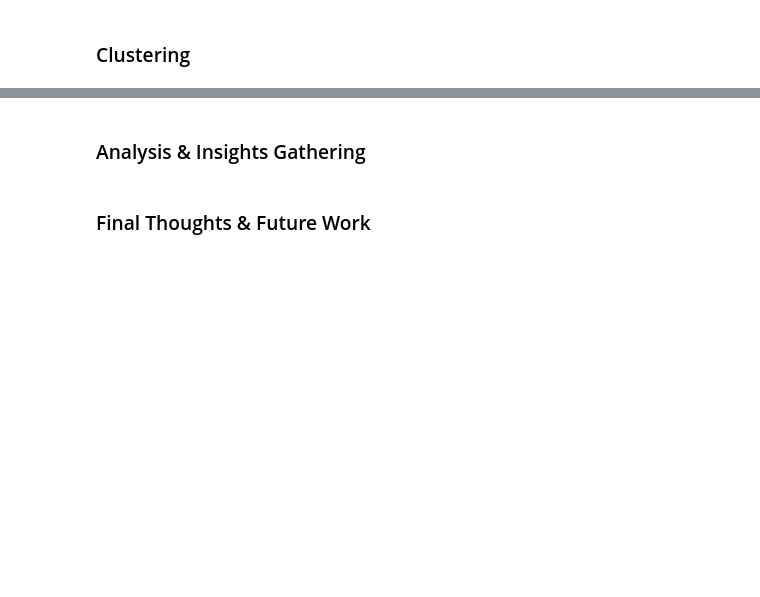
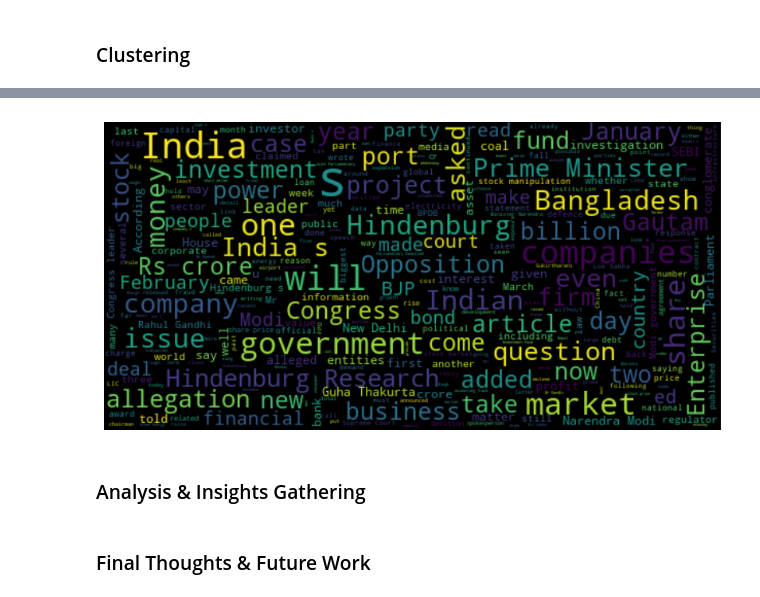
Before and after one commit to balajisriraj/News-Media-Publisher-Analysis, a Jupyter notebook: News_Media_Analysis.ipynb, the cells around one changed output, grey strips where cells are left out. Cells and saved outputs as stored; diff of their text form; code cells hidden in the pictures; blank space fills up the shorter version.

```diff
--- a/News_Media_Analysis.ipynb
+++ b/News_Media_Analysis.ipynb
@@ -732,3 +864,25 @@ plt.show()
+# %%
+left_wing = df_raw[df_raw['Meta_Publisher'].isin(['Times Now',
+'ThePrint',
+'The Wire',
+'The Hindu',
+'Telegraph India'])]['Article'].str.cat(sep=' ').replace("Adani","").replace("Group","").replace("group","").replace("report","").replace("said","")
+# %%
+# Word Cloud
+#txt = ' '.join(text for text in [(df_raw['Article'][0])])
+plt.figure(figsize=(10,6))
+wordcloud = WordCloud(
+    background_color='black',
+    max_font_size=50,
+    max_words=300,
+    height=300,
+    width=600
+).generate(left_wing)
+plt.imshow(wordcloud, interpolation='bilinear')
+plt.axis('off')
+plt.show()
+# %% [output]
+[figure, added]
 # %% [markdown]
 ### Analysis & Insights Gathering
 # %% [markdown]
```
Also changed, not shown: parts of 35 cells of this notebook.
